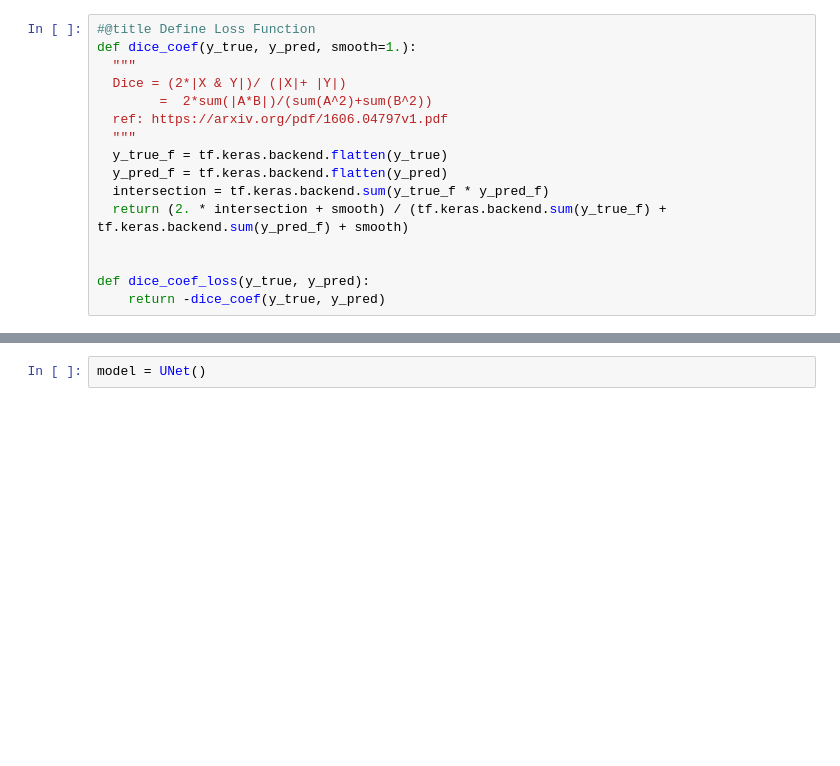
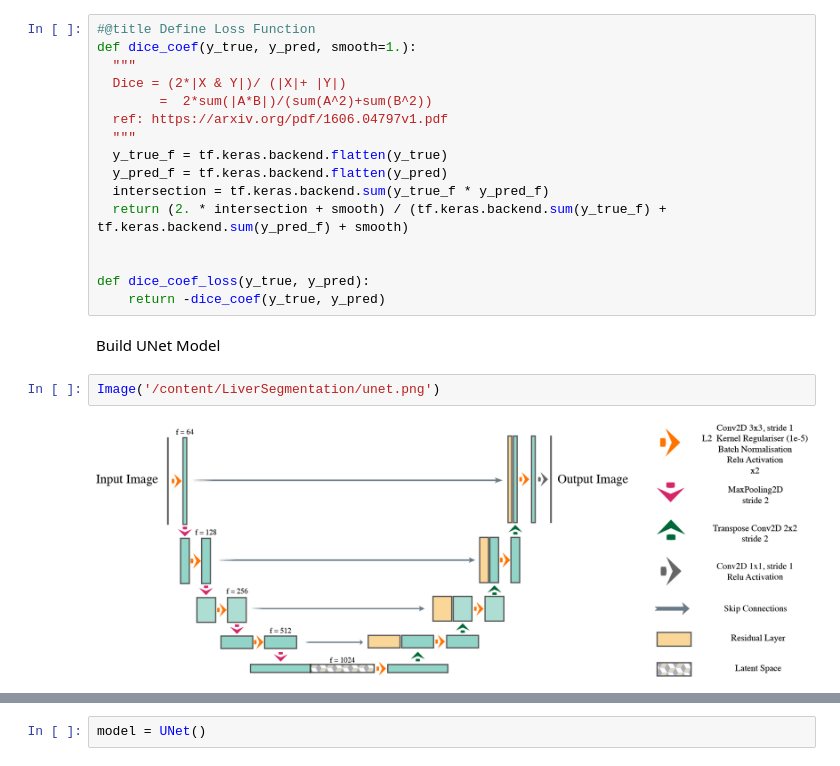
Before and after one commit to rekalantar/CT_LiverSegmentation, a Jupyter notebook: LiverSegmentation.ipynb, the cells around one changed output, grey strips where cells are left out. Cells and saved outputs as stored; diff of their text form; blank space fills up the shorter version.

```diff
--- a/LiverSegmentation.ipynb
+++ b/LiverSegmentation.ipynb
@@ -145,4 +156,10 @@ def dice_coef(y_true, y_pred, smooth=1.):
 
 def dice_coef_loss(y_true, y_pred):
     return -dice_coef(y_true, y_pred)
+# %% [markdown]
+Build UNet Model
+# %%
+Image('/content/LiverSegmentation/unet.png')
+# %% [output]
+[figure, added]
 # %%
```
Also changed, not shown: parts of 6 cells of this notebook.
